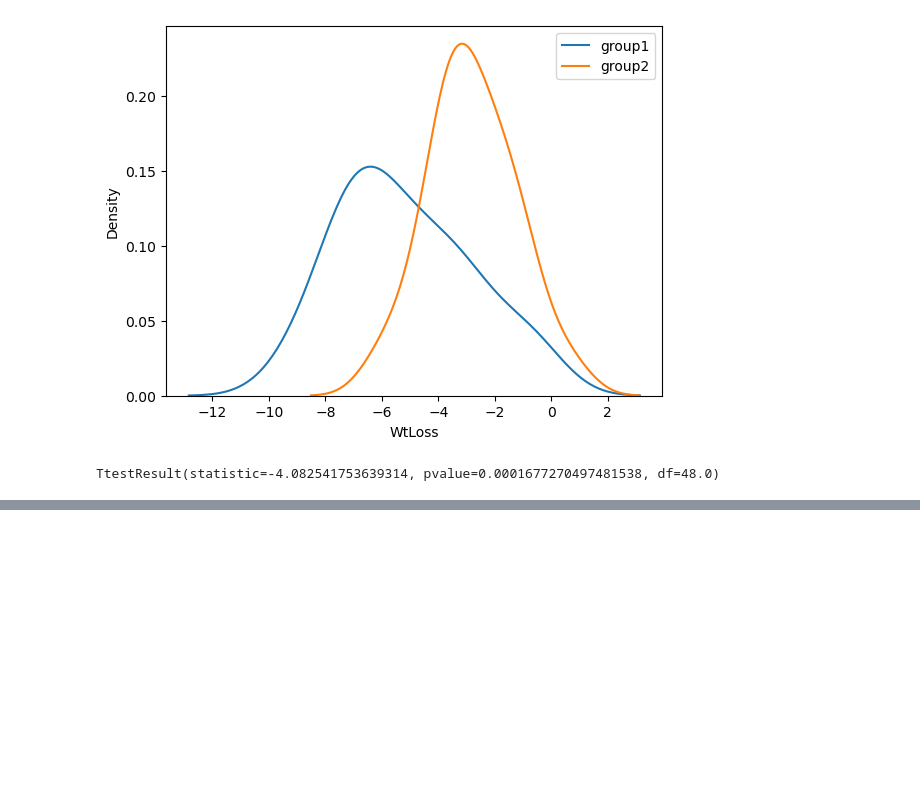
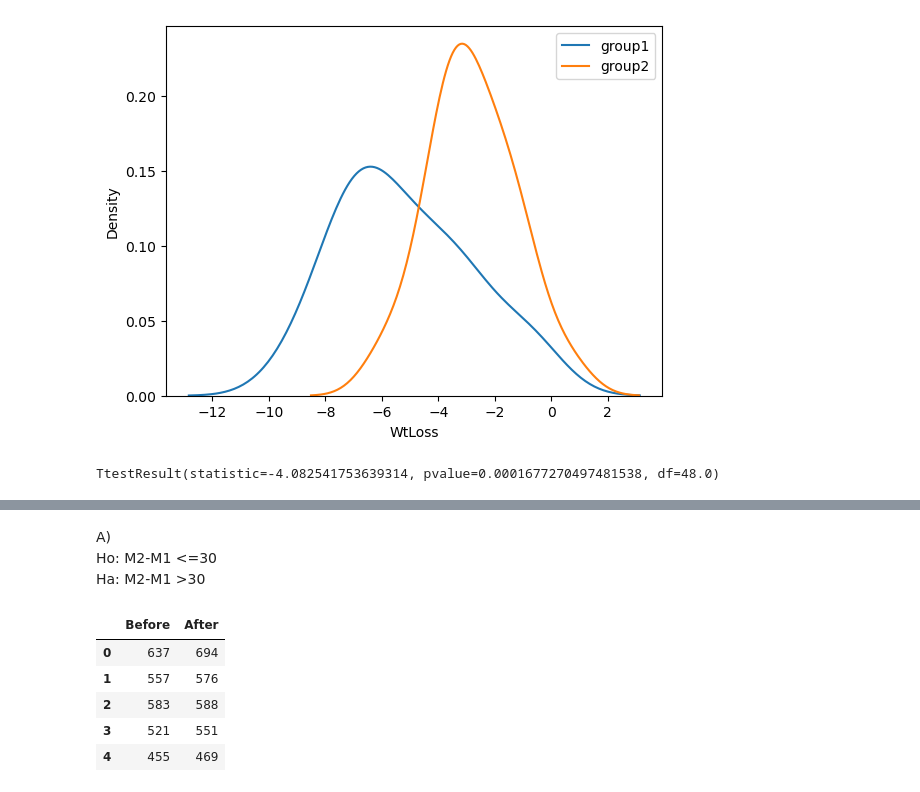
Before and after one commit to gali-jithendra/LEARNINGS, a Jupyter notebook: 8_DS_HYPOTHESIS_TESTING.ipynb, the cells around one changed output, grey strips where cells are left out. Saved outputs shown, nothing was run; the diff lists cells and outputs as text; code cells hidden in the pictures; blank space fills up the shorter version.

```diff
--- a/8_DS_HYPOTHESIS_TESTING.ipynb
+++ b/8_DS_HYPOTHESIS_TESTING.ipynb
@@ -259,0 +273,36 @@ TtestResult(statistic=-4.082541753639314, pvalue=0.0001677270497481538, df=48.0)
+# %% [markdown]
+A)
+Ho: M2-M1 <=30
+Ha: M2-M1 >30
+# %%
+import pandas as pd
+
+before = [
+    637,557,583,521,455,656,584,500,544,583,
+    568,613,512,557,591,623,506,402,645,555,
+    566,575,533,576,541,568,545,486,588,537,
+    596,654,548,496,616,527,685,574,574,525,
+    609,466,661,574,631,619,524,590,571,549
+]
+
+after = [
+    694,576,588,551,469,703,622,522,601,668,
+    624,680,532,630,623,693,578,439,664,580,
+    641,641,553,631,544,618,627,518,615,550,
+    662,704,615,569,634,605,748,589,610,565,
+    670,535,670,660,687,667,590,716,611,602
+]
+
+df = pd.DataFrame({
+    "Before": before,
+    "After": after
+})
+
+df.head()
+# %% [output]
+|  | Before | After |
+| 0 | 637 | 694 |
+| 1 | 557 | 576 |
+| 2 | 583 | 588 |
+| 3 | 521 | 551 |
+| 4 | 455 | 469 |
```
Also changed, not shown: parts of 13 cells of this notebook.
